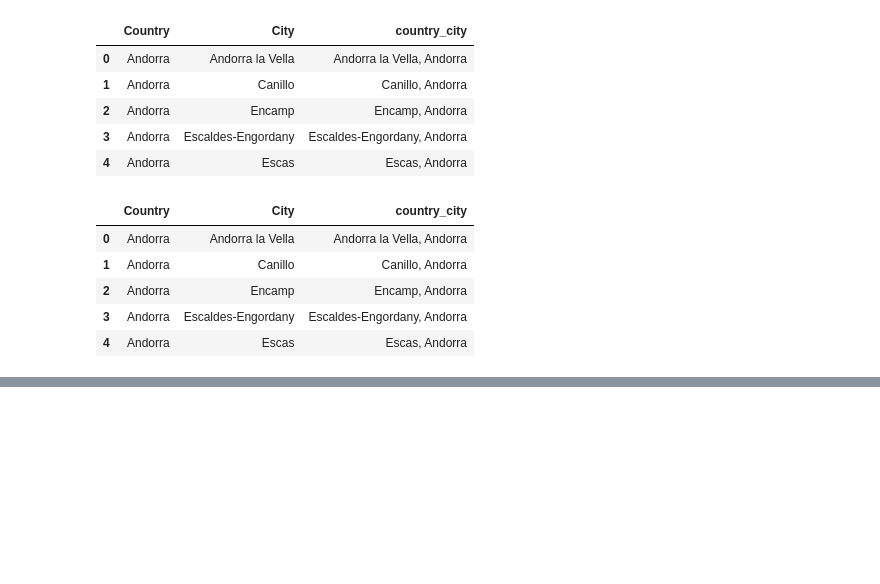
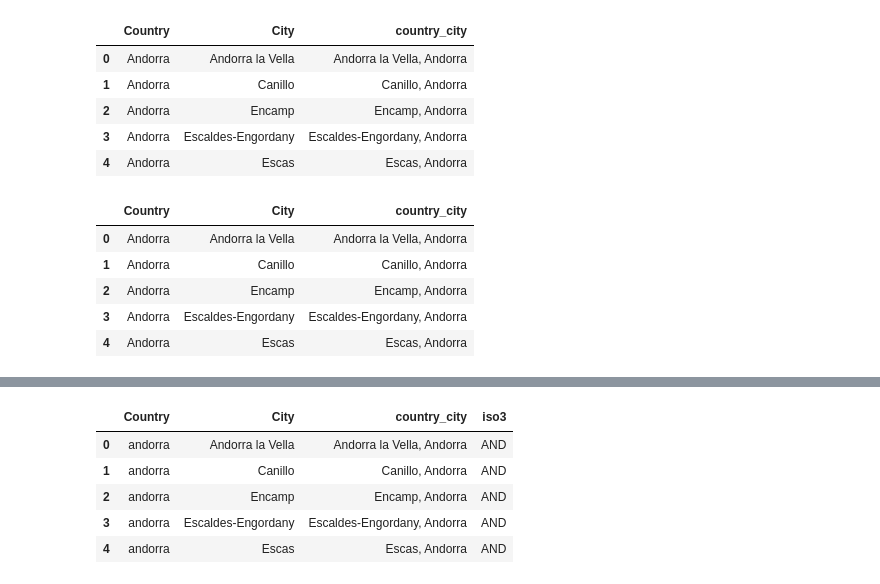
Before and after one commit to pricingts/pricing, a Jupyter notebook: a.ipynb, the cells around one changed output, grey strips where cells are left out. Cells and saved outputs as stored; diff of their text form; code cells hidden in the pictures; blank space fills up the shorter version.

```diff
--- a/a.ipynb
+++ b/a.ipynb
@@ -192,0 +251,21 @@ cities.to_csv('cities_world.csv')
+# %%
+cities = pd.read_csv('cities_world.csv')
+paises = pd.read_csv('paises.csv')
+
+cities['Country'] = cities['Country'].str.strip().str.lower()
+paises['name'] = paises[' name'].str.strip().str.lower()
+paises['iso3'] = paises[' iso3'].str.strip()  # Asegurar que no haya espacios en ISO3
+
+cities = cities.merge(paises[['name', 'iso3']], left_on='Country', right_on='name', how='left')
+cities.drop(columns=['name'], inplace=True)
+# %%
+cities.drop(columns=['Unnamed: 0'], inplace=True)
+# %%
+cities.head()
+# %% [output]
+|  | Country | City | country_city | iso3 |
+| 0 | andorra | Andorra la Vella | Andorra la Vella, Andorra | AND |
+| 1 | andorra | Canillo | Canillo, Andorra | AND |
+| 2 | andorra | Encamp | Encamp, Andorra | AND |
+| 3 | andorra | Escaldes-Engordany | Escaldes-Engordany, Andorra | AND |
+| 4 | andorra | Escas | Escas, Andorra | AND |
```
Also changed, not shown: parts of 8 cells of this notebook, 1 other file.
